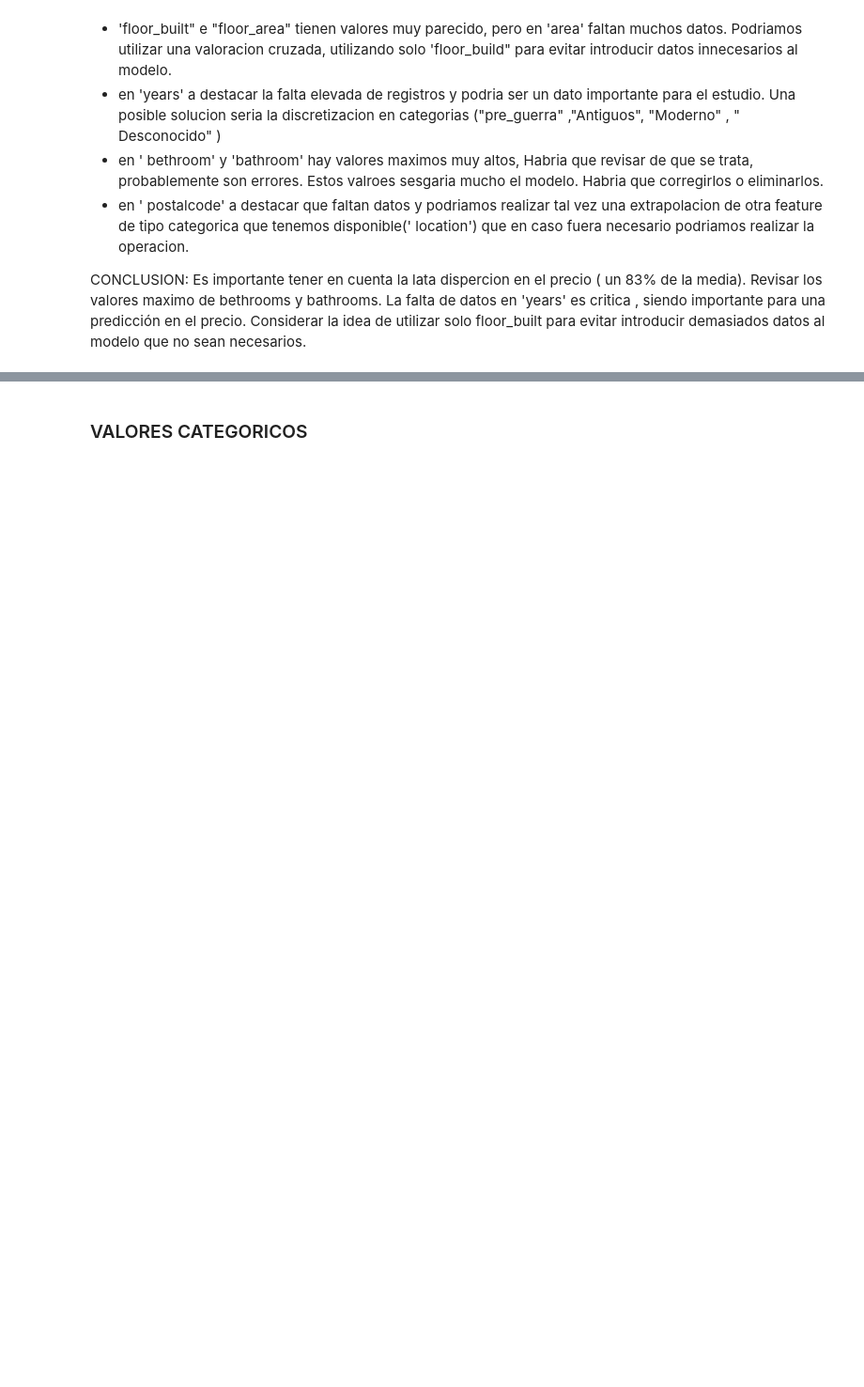
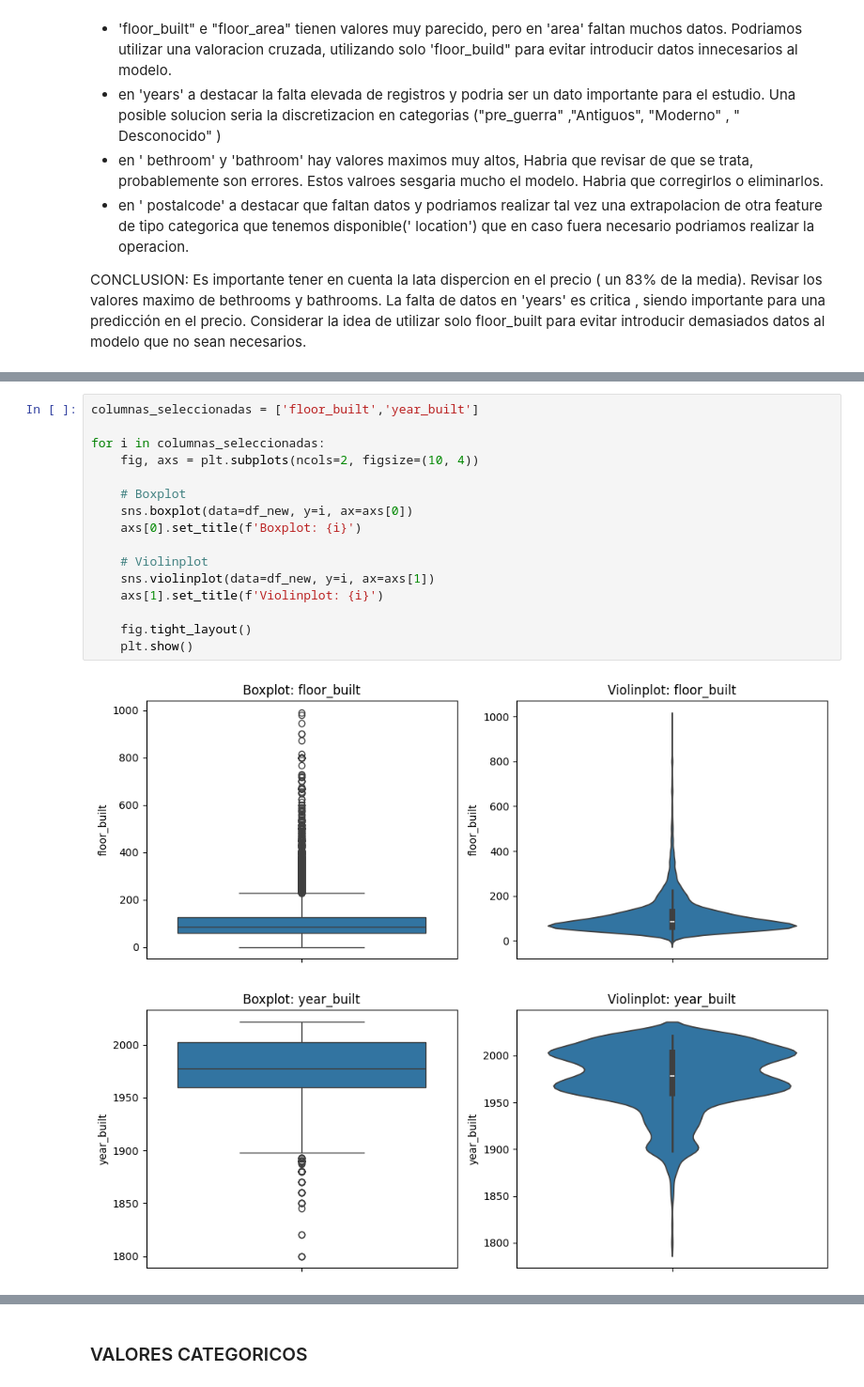
Before and after one commit to MarcoCasSir/LaboratorioDataScience, a Jupyter notebook: hito2/entrega2.ipynb, the cells around one changed output, grey strips where cells are left out. Shown at 94% size. Saved outputs shown, nothing was run; the diff lists cells and outputs as text; blank space fills up the shorter version.

```diff
--- a/hito2/entrega2.ipynb
+++ b/hito2/entrega2.ipynb
@@ -248,0 +356,19 @@ Considerar la idea de utilizar solo floor_built para evitar introducir demasiado
+# %%
+columnas_seleccionadas = ['floor_built','year_built']
+
+for i in columnas_seleccionadas:
+    fig, axs = plt.subplots(ncols=2, figsize=(10, 4))
+
+    # Boxplot
+    sns.boxplot(data=df_new, y=i, ax=axs[0])
+    axs[0].set_title(f'Boxplot: {i}')
+
+    # Violinplot
+    sns.violinplot(data=df_new, y=i, ax=axs[1])
+    axs[1].set_title(f'Violinplot: {i}')
+
+    fig.tight_layout()
+    plt.show()
+# %% [output]
+[figure, added]
+[figure, added]
```
Also changed, not shown: parts of 20 cells of this notebook.
